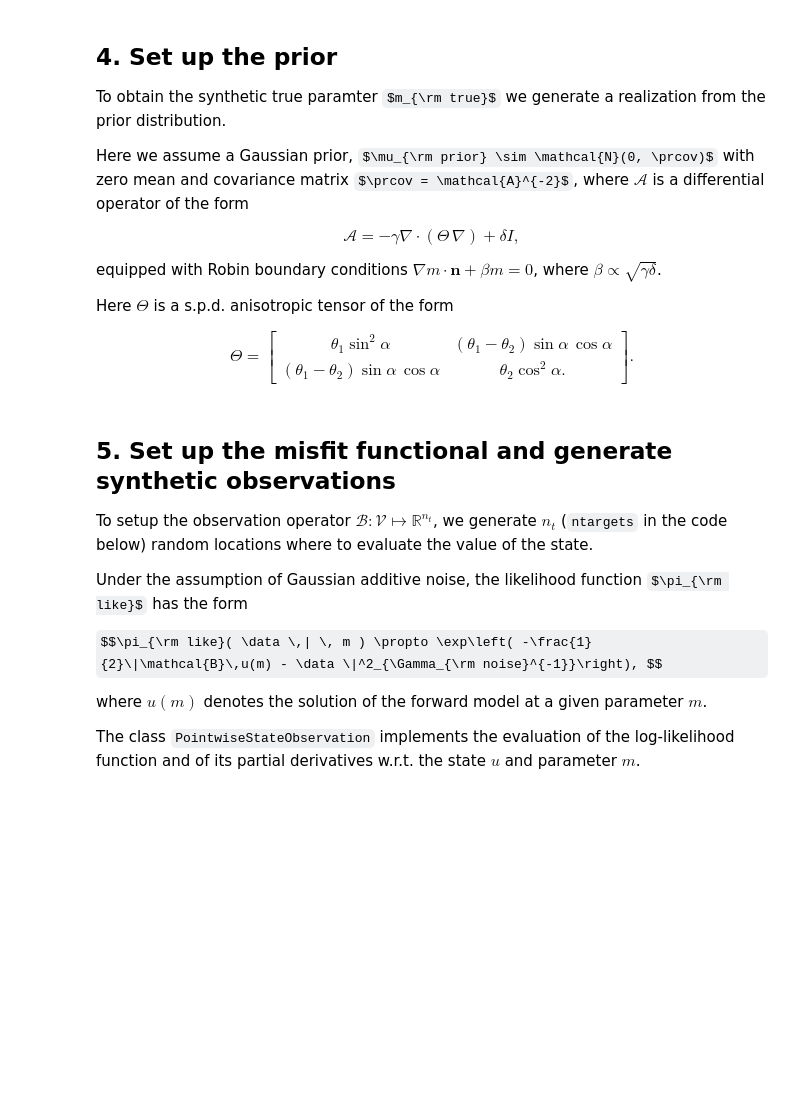
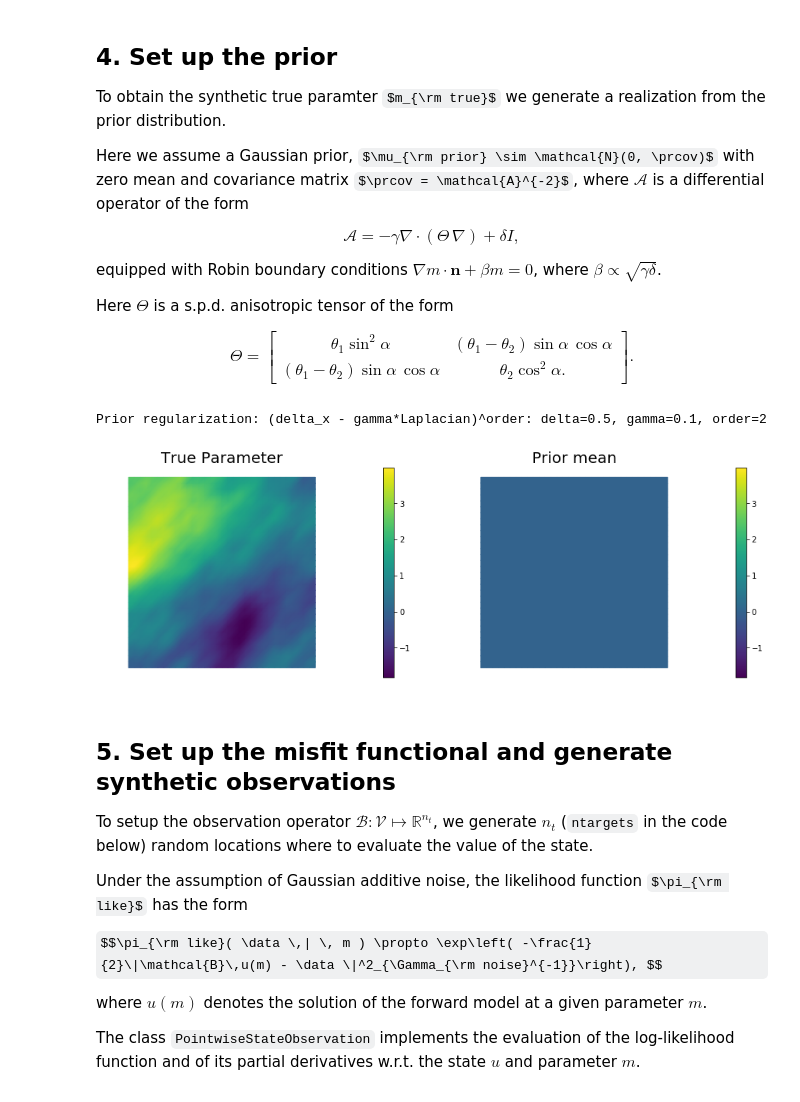
Before and after one commit to uvilla/cmis_labs, a Jupyter notebook: 08_BayesianInversion/BayesianInversion.ipynb, the cells around one changed output. Saved outputs shown, nothing was run; the diff lists cells and outputs as text; code cells hidden in the pictures; some formulas as TeX source; blank space fills up the shorter version.

```diff
--- a/08_BayesianInversion/BayesianInversion.ipynb
+++ b/08_BayesianInversion/BayesianInversion.ipynb
@@ -228,7 +229,7 @@ This function generates a random field with a prescribed anysotropic covariance
 def true_model(prior):
     noise = dl.Vector()
     prior.init_vector(noise,"noise")
-    parRandom.normal(1., noise)
+    hp.parRandom.normal(1., noise)
     mtrue = dl.Vector()
     prior.init_vector(mtrue, 0)
     prior.sample(noise,mtrue)
@@ -311,23 +314,27 @@ $$
 # %%
 gamma = .1
 delta = .5
 
-anis_diff = dl.Expression(code_AnisTensor2D, degree=1)
-anis_diff.theta0 = 2.
-anis_diff.theta1 = .5
-anis_diff.alpha = math.pi/4
-prior = BiLaplacianPrior(Vh[PARAMETER], gamma, delta, anis_diff, robin_bc=True)
+theta0 = 2.
+theta1 = .5
+alpha = math.pi/4
+
+anis_diff = dl.CompiledExpression(hp.ExpressionModule.AnisTensor2D(), degree = 1)
+anis_diff.set(theta0, theta1, alpha)
+
+prior = hp.BiLaplacianPrior(Vh[hp.PARAMETER], gamma, delta, anis_diff, robin_bc=True)
 print("Prior regularization: (delta_x - gamma*Laplacian)^order: delta={0}, gamma={1}, order={2}".format(delta, gamma,2))
 
 
 mtrue = true_model(prior)
 
-objs = [dl.Function(Vh[PARAMETER],mtrue), dl.Function(Vh[PARAMETER],prior.mean)]
+objs = [dl.Function(Vh[hp.PARAMETER],mtrue), dl.Function(Vh[hp.PARAMETER],prior.mean)]
 mytitles = ["True Parameter", "Prior mean"]
 nb.multi1_plot(objs, mytitles)
 plt.show()
-
-model = Model(pde,prior, misfit)
+# %% [output]
+Prior regularization: (delta_x - gamma*Laplacian)^order: delta=0.5, gamma=0.1, order=2
+[figure, added]
 # %% [markdown]
 ## 5. Set up the misfit functional and generate synthetic observations
 
```
Also changed, not shown: parts of 13 cells of this notebook, 5 other files.
